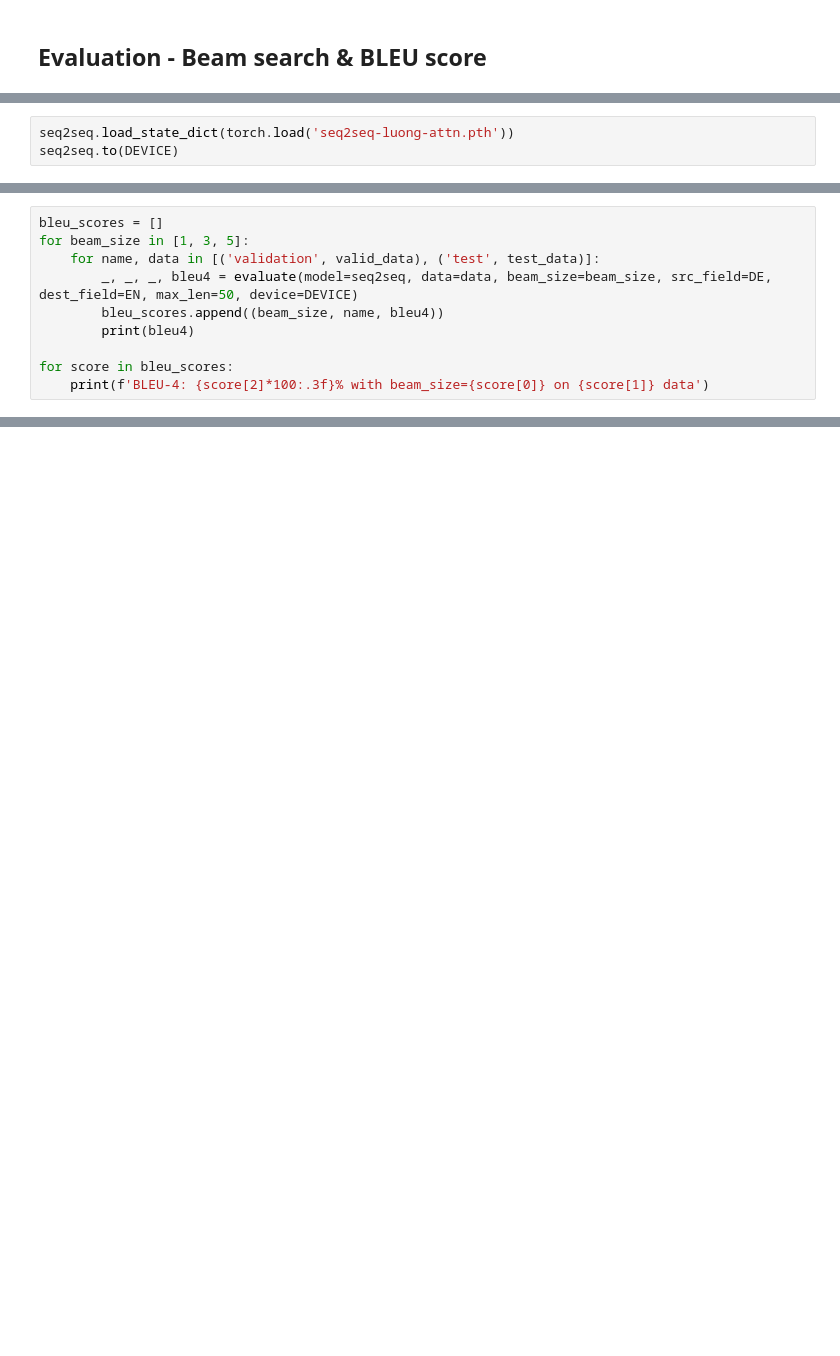
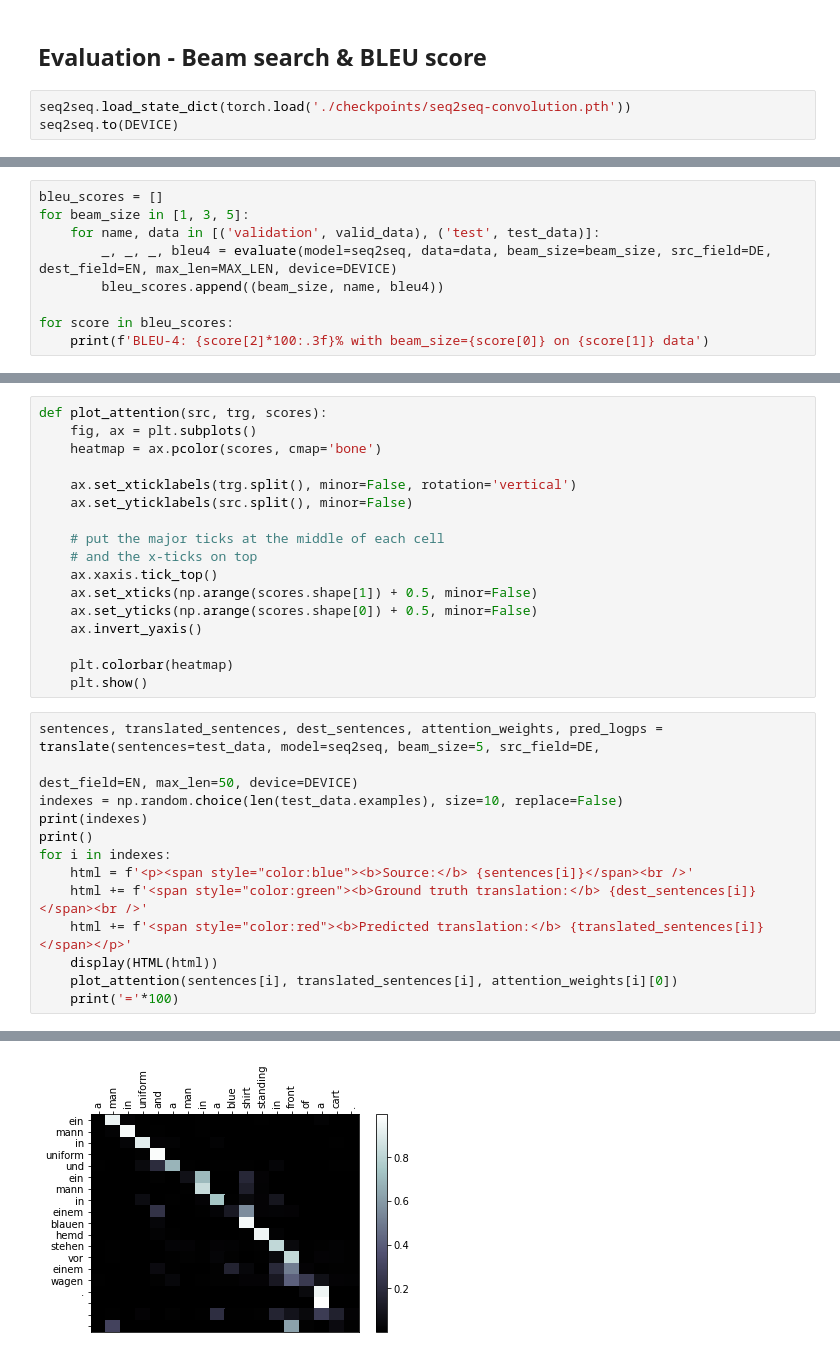
Before and after one commit to dksifoua/Neural-Machine-Translation, a Jupyter notebook: 4 - SeqToSeq Model with Convolution.ipynb, the cells around one changed output, grey strips where cells are left out. Saved outputs shown, nothing was run; the diff lists cells and outputs as text; blank space fills up the shorter version.

Commit message:
SeqToSeq Model with Convolution

```diff
--- a/4 - SeqToSeq Model with Convolution.ipynb
+++ b/4 - SeqToSeq Model with Convolution.ipynb
@@ -494,2 +448,5 @@ plt.show()
 # %% [markdown]
 ## Evaluation - Beam search & BLEU score
+# %%
+seq2seq.load_state_dict(torch.load('./checkpoints/seq2seq-convolution.pth'))
+seq2seq.to(DEVICE)
@@ -571,6 +527,3 @@ def evaluate(model, data, beam_size, src_field, dest_field, max_len, device):
         assert len(hypotheses) == len(references) == len(sources)
         bleu4 = bleu_score(hypotheses, references, max_n=4, weights=[0.25, 0.25, 0.25, 0.25]) # Calculate BLEU-4 score
     return hypotheses, references, sources, bleu4
-# %%
-seq2seq.load_state_dict(torch.load('seq2seq-luong-attn.pth'))
-seq2seq.to(DEVICE)
@@ -596,9 +531,8 @@ SeqToSeqNet(
 bleu_scores = []
 for beam_size in [1, 3, 5]:
     for name, data in [('validation', valid_data), ('test', test_data)]:
-        _, _, _, bleu4 = evaluate(model=seq2seq, data=data, beam_size=beam_size, src_field=DE, dest_field=EN, max_len=50, device=DEVICE)
+        _, _, _, bleu4 = evaluate(model=seq2seq, data=data, beam_size=beam_size, src_field=DE, dest_field=EN, max_len=MAX_LEN, device=DEVICE)
         bleu_scores.append((beam_size, name, bleu4))
-        print(bleu4)
 
 for score in bleu_scores:
     print(f'BLEU-4: {score[2]*100:.3f}% with beam_size={score[0]} on {score[1]} data')
@@ -725,0 +595,31 @@ KeyboardInterrupt: ignored
+# %%
+def plot_attention(src, trg, scores):
+    fig, ax = plt.subplots()
+    heatmap = ax.pcolor(scores, cmap='bone')
+
+    ax.set_xticklabels(trg.split(), minor=False, rotation='vertical')
+    ax.set_yticklabels(src.split(), minor=False)
+
+    # put the major ticks at the middle of each cell
+    # and the x-ticks on top
+    ax.xaxis.tick_top()
+    ax.set_xticks(np.arange(scores.shape[1]) + 0.5, minor=False)
+    ax.set_yticks(np.arange(scores.shape[0]) + 0.5, minor=False)
+    ax.invert_yaxis()
+
+    plt.colorbar(heatmap)
+    plt.show()
+# %%
+sentences, translated_sentences, dest_sentences, attention_weights, pred_logps = translate(sentences=test_data, model=seq2seq, beam_size=5, src_field=DE,
+                                                                                           dest_field=EN, max_len=50, device=DEVICE)
+indexes = np.random.choice(len(test_data.examples), size=10, replace=False)
+print(indexes)
+print()
+for i in indexes:
+    html = f'<p><span style="color:blue"><b>Source:</b> {sentences[i]}</span><br />'
+    html += f'<span style="color:green"><b>Ground truth translation:</b> {dest_sentences[i]}</span><br />'
+    html += f'<span style="color:red"><b>Predicted translation:</b> {translated_sentences[i]}</span></p>'
+    display(HTML(html))
+    plot_attention(sentences[i], translated_sentences[i], attention_weights[i][0])
+    print('='*100)
+# %% [output]
@@ -725,0 +630 @@ KeyboardInterrupt: ignored
+[figure, added]
```
Also changed, not shown: parts of 36 cells of this notebook.
